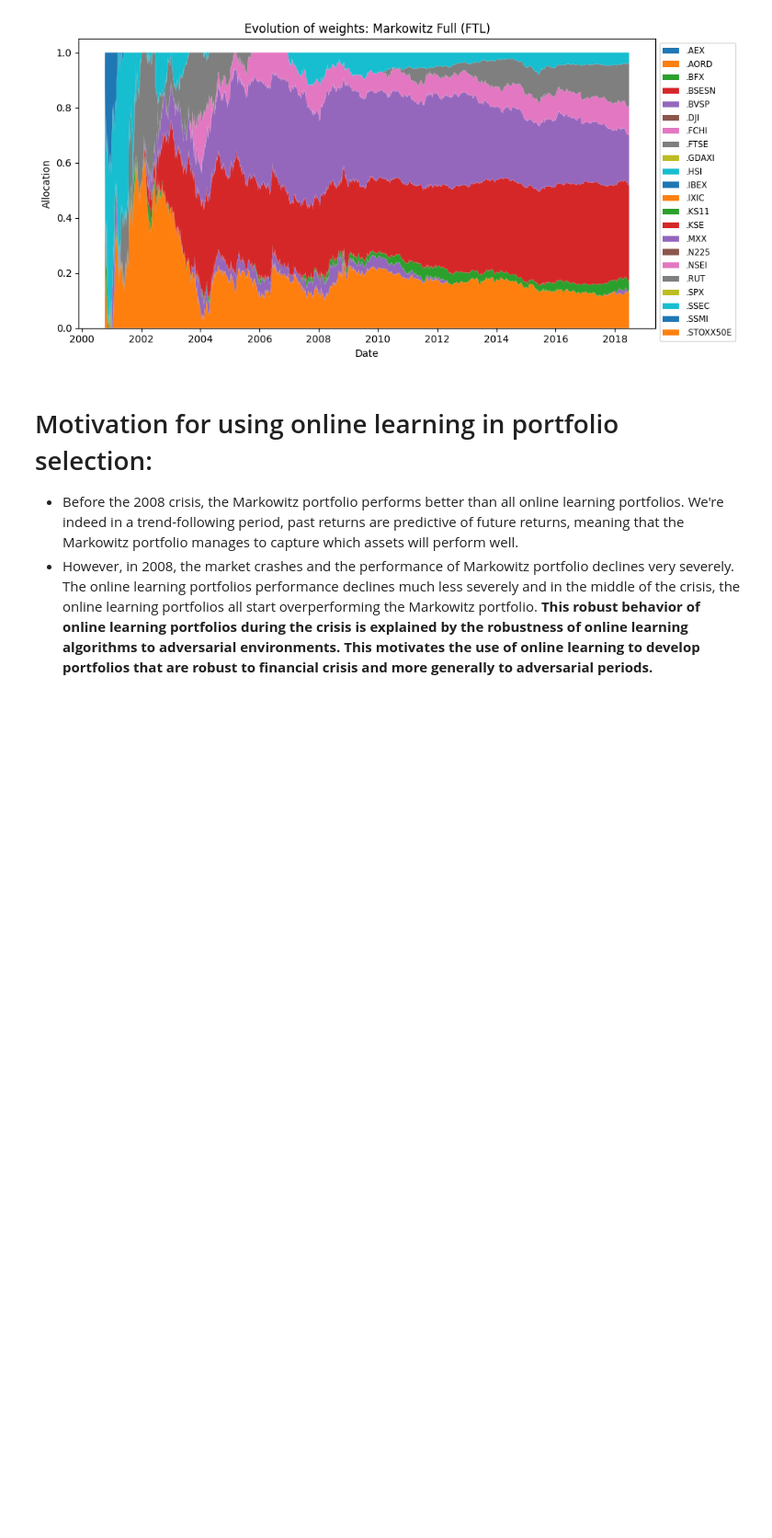
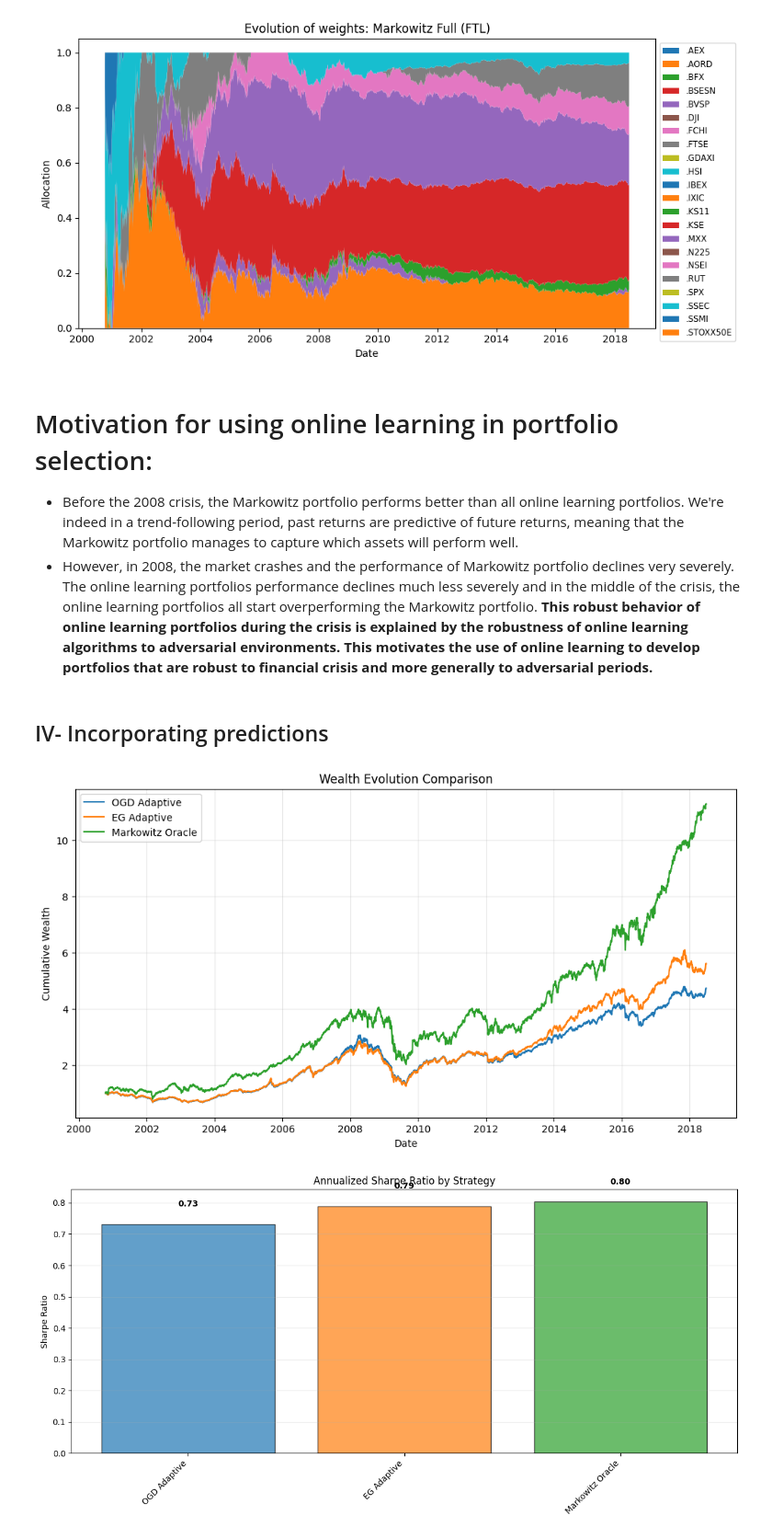
Before and after one commit to jeanlouvaleau/Online-Learning-for-Portfolio-Selection-with-volatility-constraints-, a Jupyter notebook: notebook.ipynb, the cells around one changed output. Shown at 92% size. Drawn from its saved outputs; the diff is of its cells as text; code cells hidden in the pictures; blank space fills up the shorter version.

```diff
--- a/notebook.ipynb
+++ b/notebook.ipynb
@@ -534,3 +534,5 @@ plot_strategy_performance(
 # Motivation for using online learning in portfolio selection:
 - Before the 2008 crisis, the Markowitz portfolio performs better than all online learning portfolios. We're indeed in a trend-following period, past returns are predictive of future returns, meaning that the Markowitz portfolio manages to capture which assets will perform well.
 - However, in 2008, the market crashes and the performance of Markowitz portfolio declines very severely. The online learning portfolios performance declines much less severely and in the middle of the crisis, the online learning portfolios all start overperforming the Markowitz portfolio. **This robust behavior of online learning portfolios during the crisis is explained by the robustness of online learning algorithms to adversarial environments. This motivates the use of online learning to develop portfolios that are robust to financial crisis and more generally to adversarial periods.**
+# %% [markdown]
+## IV- Incorporating predictions
@@ -536,0 +650,27 @@ plot_strategy_performance(
+# %%
+# 1. Dictionnaire des richesses (Wealth)
+strategies_dict = {
+    'OGD Adaptive': wealth_ogd_ada,
+    'EG Adaptive': wealth_eg_ada,
+    'Markowitz Oracle': wealth_marko_pred, # Votre version bruitée
+}
+
+# 2. Dictionnaire des historiques de poids (Optionnel)
+# Note : Assurez-vous d'avoir sauvegardé hist_w_marko_pred dans la boucle précédente
+weights_dict = {
+    'OGD Adaptive': hist_w_ogd_ada,
+    'EG Adaptive': hist_w_eg_ada,
+    'Markowitz Oracle': hist_w_marko_pred
+}
+
+# 3. Appel de la fonction
+plot_strategy_performance(
+    strategies=strategies_dict,
+    dates=dates,
+    window=window,
+    weight_histories=weights_dict, # Mettre None si vous ne voulez pas les stackplots
+    assets=assets
+)
+# %% [output]
+[figure, added]
+[figure, added]
```
Also changed, not shown: parts of 2 cells of this notebook.
